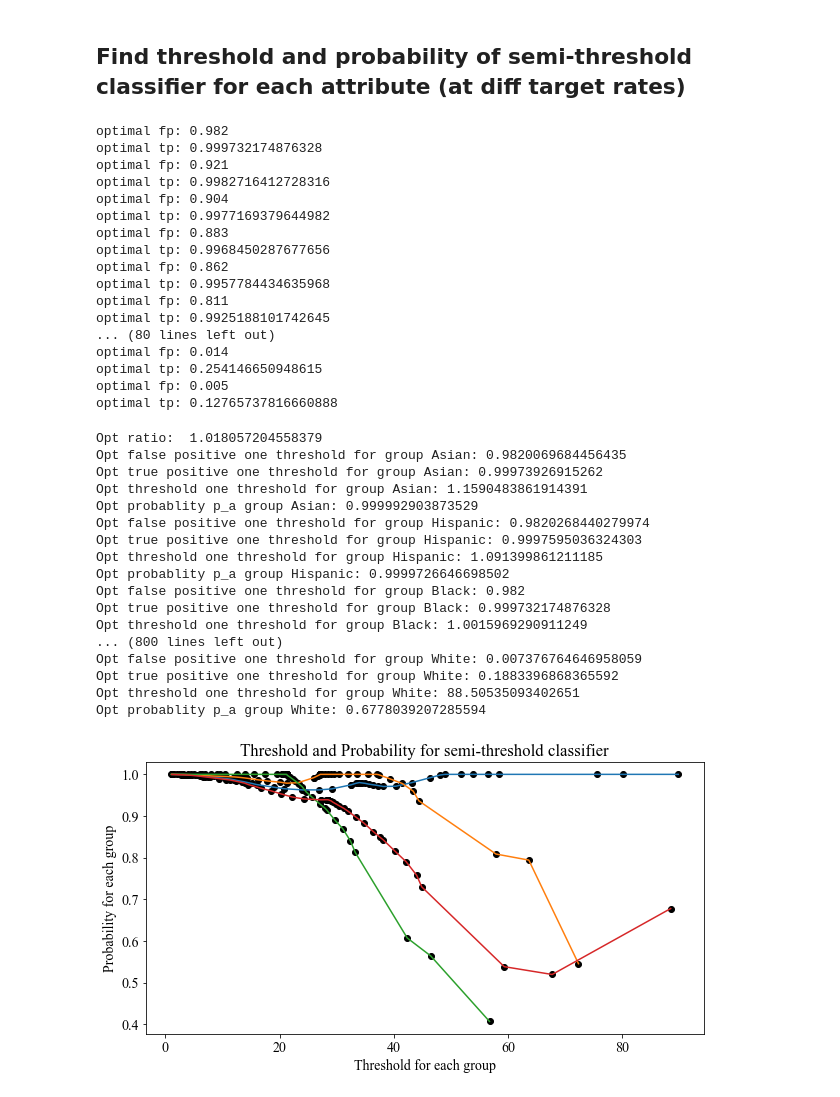
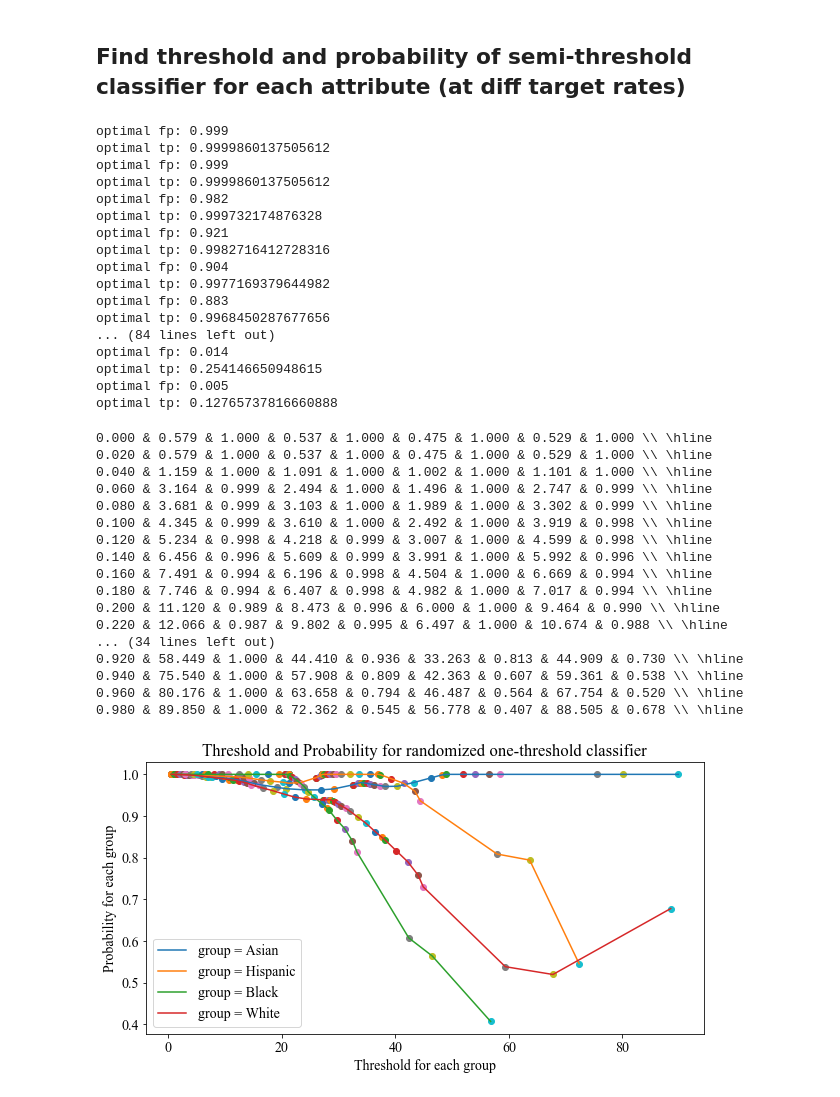
Before and after one commit to nrajanee/ExperimentsforEqOdsNondecreasingCondProbsPaper, a Jupyter notebook: explore_plot_data_fico.ipynb, the cells around one changed output. Drawn from its saved outputs; the diff is of its cells as text; code cells hidden in the pictures.

```diff
--- a/explore_plot_data_fico.ipynb
+++ b/explore_plot_data_fico.ipynb
@@ -289,7 +291,7 @@ plt.show()
 ## Find threshold and probability of semi-threshold classifier for each attribute (at diff target rates)
 # %%
 #Opt values for different loss function ratios!
-target_rate_list = np.arange(0.04,1,0.02)
+target_rate_list = np.arange(0.00,1.00,0.02)
 opt_fp_list = []
 opt_tp_list = []
 
@@ -300,6 +302,10 @@ for i in range(0, len(target_rate_list)):
     opt_fp_list.append(opt_semi_fp)
     opt_tp_list.append(opt_semi_tp)
 # %% [output]
+optimal fp: 0.999
+optimal tp: 0.9999860137505612
+optimal fp: 0.999
+optimal tp: 0.9999860137505612
 optimal fp: 0.982
 optimal tp: 0.999732174876328
 optimal fp: 0.921
@@ -308,11 +314,7 @@ optimal fp: 0.904
 optimal tp: 0.9977169379644982
 optimal fp: 0.883
 optimal tp: 0.9968450287677656
-optimal fp: 0.862
-optimal tp: 0.9957784434635968
-optimal fp: 0.811
-optimal tp: 0.9925188101742645
-... (80 lines left out)
+... (84 lines left out)
 optimal fp: 0.014
 optimal tp: 0.254146650948615
 optimal fp: 0.005
@@ -323,64 +325,72 @@ f = plt.figure(figsize=(10, 5))
 plt.rcParams.update({'font.size': 14})
 plt.rcParams["font.family"] = "serif"
 plt.rcParams["font.serif"] = "Times New Roman"
+line_for_table = ''
 for i in range(0,len(opt_fp_list)):
+    target_rate = target_rate_list[i]
+    line_for_table = "{:.3f}".format(target_rate)
     opt_slope = opt_tp_list[i]/opt_fp_list[i]
-    print('Opt ratio: ',opt_slope)
+   # print(target_rate)
+   # print('Opt ratio: ',opt_slope)
     same_opt_ratio_ta = []
     same_opt_ratio_pa = []
     for attr in list_attrs:
         tp_attr_list = list(eq_fpr_df[attr+'_tpr'])
         found_index_1, found_index_2 = get_indices_for_a_opt(opt_slope,eq_fpr,tp_attr_list,0,len(eq_fpr) - 1)
         threshold_attr_list = list(eq_fpr_df[attr+'_threshold'])
         fpr_1 = eq_fpr[found_index_1]
         fpr_2 = eq_fpr[found_index_2]
         tpr_1 = tp_attr_list[found_index_1]
         tpr_2 = tp_attr_list[found_index_2]
         threshold_1 = threshold_attr_list[found_index_1]
         threshold_2 = threshold_attr_list[found_index_2]
         fpa_opt,tpa_opt,threshold_a_opt = get_fpa_opt_tpa_opt_thres_a_opt(fpr_1,fpr_2,tpr_1,tpr_2,threshold_1,threshold_2,opt_slope)
         p_a = opt_fp_list[i]/fpa_opt #=opt_tp/tpa_opt
         same_opt_ratio_ta.append(threshold_a_opt)
         same_opt_ratio_pa.append(p_a)
         ta_pa_attr_dict[attr][0].append(p_a)
         ta_pa_attr_dict[attr][1].append(threshold_a_opt)
-        print('Opt false positive one threshold for group '+attr+':',fpa_opt)
-        print('Opt true positive one threshold for group '+attr+':',tpa_opt)
-        print('Opt threshold one threshold for group '+attr+':',threshold_a_opt)
-        print('Opt probablity p_a group '+attr+':',p_a)
+       # print('Opt false positive one threshold for group '+attr+':',fpa_opt)
+      # print('Opt true positive one threshold for group '+attr+':',tpa_opt)
+        #print('Opt threshold one threshold for group '+attr+':',threshold_a_opt)
+       # print('Opt probablity p_a group '+attr+':',p_a)
 
-    plt.plot(same_opt_ratio_ta,same_opt_ratio_pa,'o',label='target_rate='+"{:.3f}".format(target_rate_list[i]))
+        line_for_table += ' & ' + "{:.3f}".format(threshold_a_opt) + ' & ' + "{:.3f}".format(p_a)
+
+    print(line_for_table + " \\\ \hline")
+    plt.plot(same_opt_ratio_ta,same_opt_ratio_pa,'o')
 
 for attr,val in ta_pa_attr_dict.items():
     plt.plot(ta_pa_attr_dict[attr][1],ta_pa_attr_dict[attr][0],'-',label='group = '+attr)
 
-#plt.legend(loc=0)
+plt.legend(loc=0)
 
 plt.title('Threshold and Probability for randomized one-threshold classifier')
 plt.xlabel('Threshold for each group')
 plt.ylabel('Probability for each group')
 plt.show()
 
+#f.savefig('figures/threshold_prob_fico',dpi=300)
 #f.savefig('figures/threshold_prob_fico_samecolloss',dpi=300)
 # %% [output]
-Opt ratio:  1.018057204558379
-Opt false positive one threshold for group Asian: 0.9820069684456435
-Opt true positive one threshold for group Asian: 0.99973926915262
-Opt threshold one threshold for group Asian: 1.1590483861914391
-Opt probablity p_a group Asian: 0.999992903873529
-Opt false positive one threshold for group Hispanic: 0.9820268440279974
-Opt true positive one threshold for group Hispanic: 0.9997595036324303
-Opt threshold one threshold for group Hispanic: 1.091399861211185
-Opt probablity p_a group Hispanic: 0.9999726646698502
-Opt false positive one threshold for group Black: 0.982
-Opt true positive one threshold for group Black: 0.999732174876328
-Opt threshold one threshold for group Black: 1.0015969290911249
-... (800 lines left out)
-Opt false positive one threshold for group White: 0.007376764646958059
-Opt true positive one threshold for group White: 0.1883396868365592
-Opt threshold one threshold for group White: 88.50535093402651
-Opt probablity p_a group White: 0.6778039207285594
+0.000 & 0.579 & 1.000 & 0.537 & 1.000 & 0.475 & 1.000 & 0.529 & 1.000 \\ \hline
+0.020 & 0.579 & 1.000 & 0.537 & 1.000 & 0.475 & 1.000 & 0.529 & 1.000 \\ \hline
+0.040 & 1.159 & 1.000 & 1.091 & 1.000 & 1.002 & 1.000 & 1.101 & 1.000 \\ \hline
+0.060 & 3.164 & 0.999 & 2.494 & 1.000 & 1.496 & 1.000 & 2.747 & 0.999 \\ \hline
+0.080 & 3.681 & 0.999 & 3.103 & 1.000 & 1.989 & 1.000 & 3.302 & 0.999 \\ \hline
+0.100 & 4.345 & 0.999 & 3.610 & 1.000 & 2.492 & 1.000 & 3.919 & 0.998 \\ \hline
+0.120 & 5.234 & 0.998 & 4.218 & 0.999 & 3.007 & 1.000 & 4.599 & 0.998 \\ \hline
+0.140 & 6.456 & 0.996 & 5.609 & 0.999 & 3.991 & 1.000 & 5.992 & 0.996 \\ \hline
+0.160 & 7.491 & 0.994 & 6.196 & 0.998 & 4.504 & 1.000 & 6.669 & 0.994 \\ \hline
+0.180 & 7.746 & 0.994 & 6.407 & 0.998 & 4.982 & 1.000 & 7.017 & 0.994 \\ \hline
+0.200 & 11.120 & 0.989 & 8.473 & 0.996 & 6.000 & 1.000 & 9.464 & 0.990 \\ \hline
+0.220 & 12.066 & 0.987 & 9.802 & 0.995 & 6.497 & 1.000 & 10.674 & 0.988 \\ \hline
+... (34 lines left out)
+0.920 & 58.449 & 1.000 & 44.410 & 0.936 & 33.263 & 0.813 & 44.909 & 0.730 \\ \hline
+0.940 & 75.540 & 1.000 & 57.908 & 0.809 & 42.363 & 0.607 & 59.361 & 0.538 \\ \hline
+0.960 & 80.176 & 1.000 & 63.658 & 0.794 & 46.487 & 0.564 & 67.754 & 0.520 \\ \hline
+0.980 & 89.850 & 1.000 & 72.362 & 0.545 & 56.778 & 0.407 & 88.505 & 0.678 \\ \hline
-[figure, old version]
+[figure, new version]
 # %%
 %%markdown
 ### Plot threshold vs loss ratio
```
Also changed, not shown: parts of 7 cells of this notebook, 8 other files.
